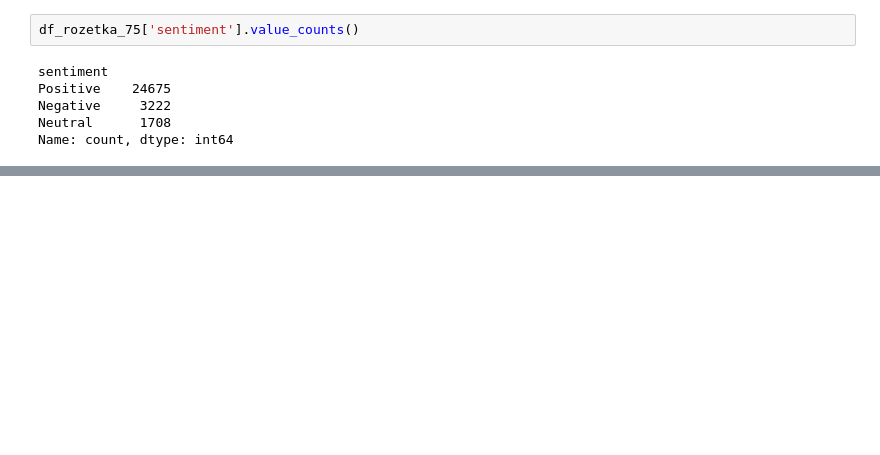
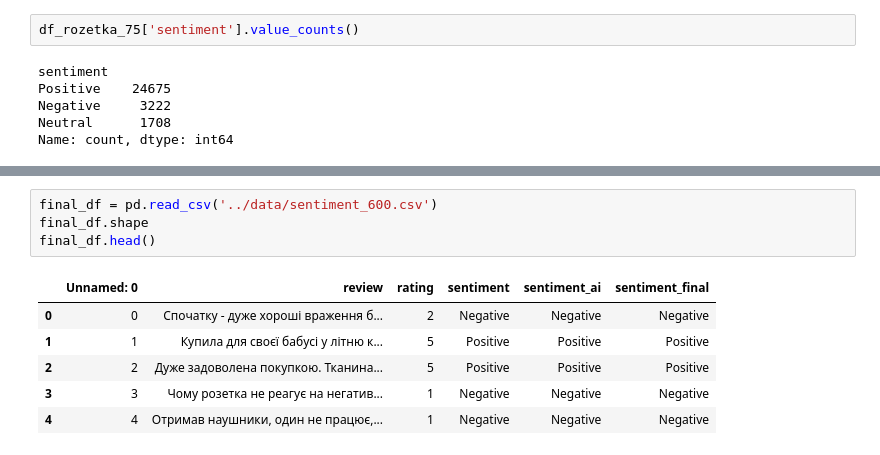
Before and after one commit to Hospodarskyy/internship_task, a Jupyter notebook: extract_data.ipynb, the cells around one changed output, grey strips where cells are left out. Drawn from its saved outputs; the diff is of its cells as text; blank space fills up the shorter version.

```diff
--- a/extract_data.ipynb
+++ b/extract_data.ipynb
@@ -212,0 +228,11 @@ final_df.to_csv('balanced_reviews.csv', index=True)
+# %%
+final_df = pd.read_csv('../data/sentiment_600.csv')
+final_df.shape
+final_df.head()
+# %% [output]
+|  | Unnamed: 0 | review | rating | sentiment | sentiment_ai | sentiment_final |
+| 0 | 0 | Спочатку - дуже хороші враження б... | 2 | Negative | Negative | Negative |
+| 1 | 1 | Купила для своєї бабусі у літню к... | 5 | Positive | Positive | Positive |
+| 2 | 2 | Дуже задоволена покупкою. Тканина... | 5 | Positive | Positive | Positive |
+| 3 | 3 | Чому розетка не реагує на негатив... | 1 | Negative | Negative | Negative |
+| 4 | 4 | Отримав наушники, один не працює,... | 1 | Negative | Negative | Negative |
```
Also changed, not shown: parts of 19 cells of this notebook, 3 other files.
